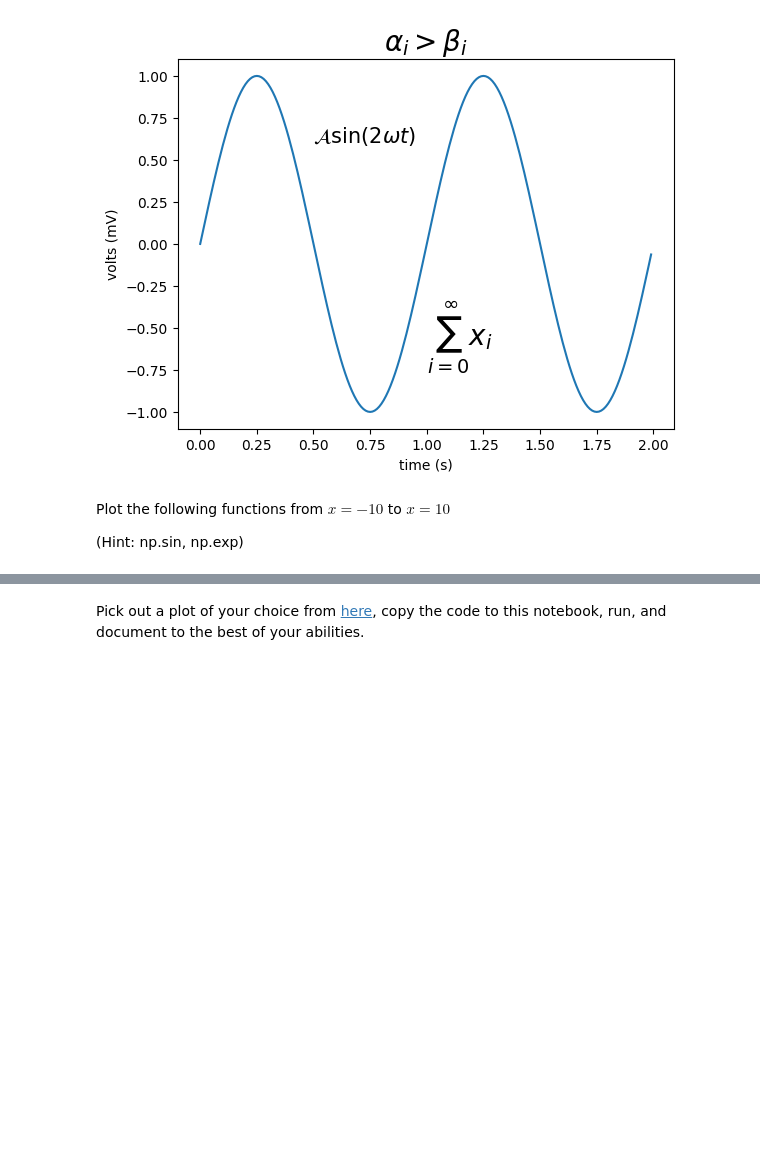
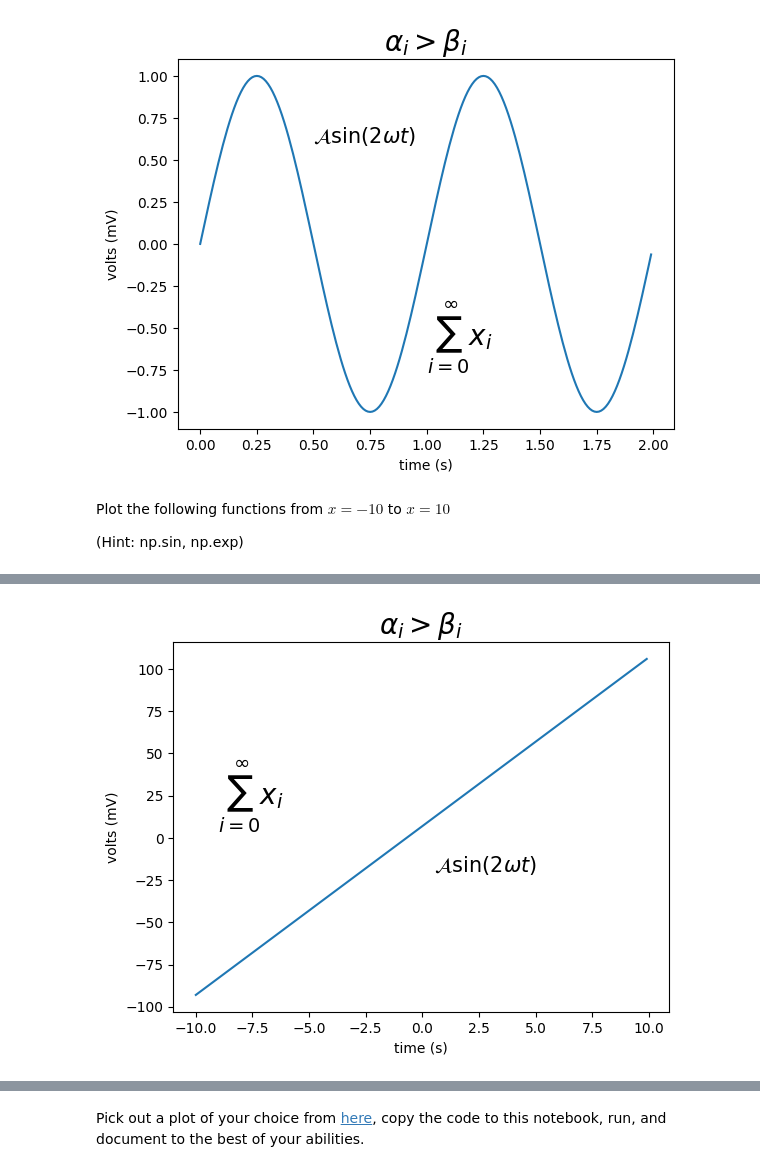
Before and after one commit to spencer-sw/STA-4032-Intro, a Jupyter notebook: Spencer_Werhan_Math_24_Lab_1.ipynb, the cells around one changed output, grey strips where cells are left out. Cells and saved outputs as stored; diff of their text form; code cells hidden in the pictures; blank space fills up the shorter version.

```diff
--- a/Spencer_Werhan_Math_24_Lab_1.ipynb
+++ b/Spencer_Werhan_Math_24_Lab_1.ipynb
@@ -251,3 +388,37 @@ plt.show()
+# %%
+# ChatGPT -> fix code to prevent text overlap
+
+import numpy as np
+import matplotlib.pyplot as plt
+
+# Create an array 't' with values ranging from -10 to 10 with a step of 0.1
+t = np.arange(-10.0, 10.0, 0.1)
+
+# Define the function 's' as a linear function of 't'
+s = 10 * t + 7
+
+# Plot 't' against 's'
+plt.plot(t, s)
+
+# Set the title of the plot with a LaTeX formatted string
+plt.title(r'$\alpha_i > \beta_i$', fontsize=20)
+
+# Adjust the position of the summation text to avoid overlap
+plt.text(-9, 20, r'$\sum_{i=0}^\infty x_i$', fontsize=20)  # Adjusted y-coordinate
+
+# Add text to the plot at specified coordinates with LaTeX formatted string
+plt.text(0.5, -20, r'$\mathcal{A}\mathrm{sin}(2 \omega t)$', fontsize=15)  # Adjusted y-coordinate
+
+# Set the label for the x-axis
+plt.xlabel('time (s)')
+
+# Set the label for the y-axis
+plt.ylabel('volts (mV)')
+
+# Display the plot
+plt.show()
+# %% [output]
+[figure, added]
 # %%
 import numpy as np
 import matplotlib.pyplot as plt
```
Also changed, not shown: parts of 68 cells of this notebook.
